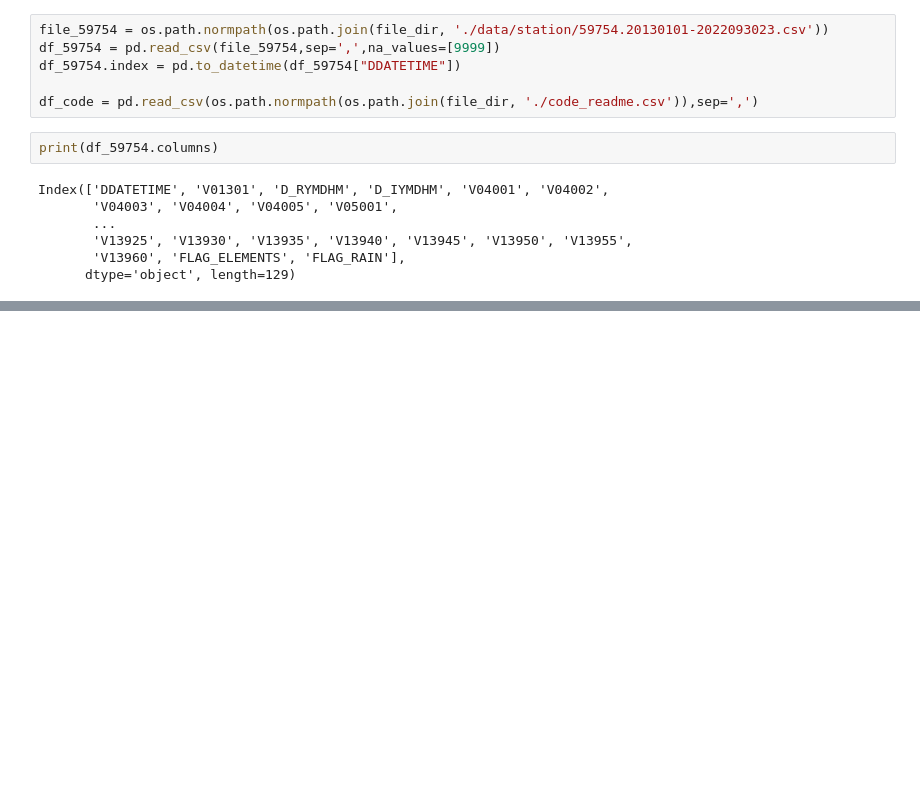
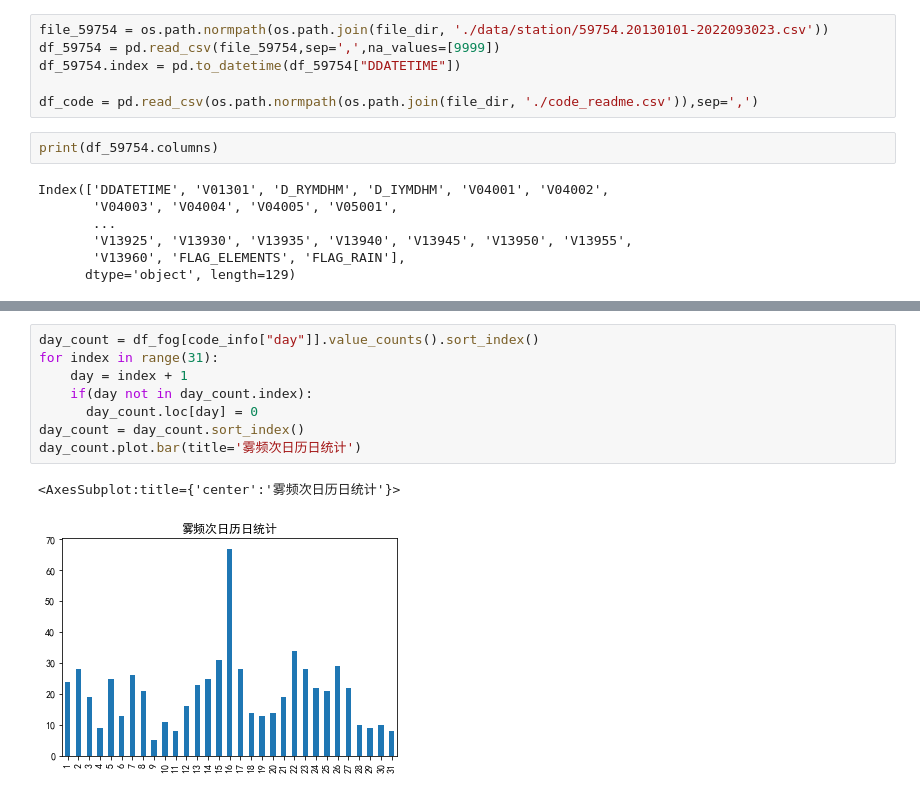
Before and after one commit to hanchyhill/python, a Jupyter notebook: seafog/src/statistics/fog_analysis.ipynb, the cells around one changed output, grey strips where cells are left out. Saved outputs shown, nothing was run; the diff lists cells and outputs as text; blank space fills up the shorter version.

```diff
--- a/seafog/src/statistics/fog_analysis.ipynb
+++ b/seafog/src/statistics/fog_analysis.ipynb
@@ -122,0 +125,11 @@ Name: 中文名, Length: 270, dtype: bool
+# %%
+day_count = df_fog[code_info["day"]].value_counts().sort_index()
+for index in range(31):
+    day = index + 1
+    if(day not in day_count.index):
+      day_count.loc[day] = 0
+day_count = day_count.sort_index()
+day_count.plot.bar(title='雾频次日历日统计')
+# %% [output]
+<AxesSubplot:title={'center':'雾频次日历日统计'}>
+[figure, added]
```
Also changed, not shown: parts of 28 cells of this notebook, 4 other files.
